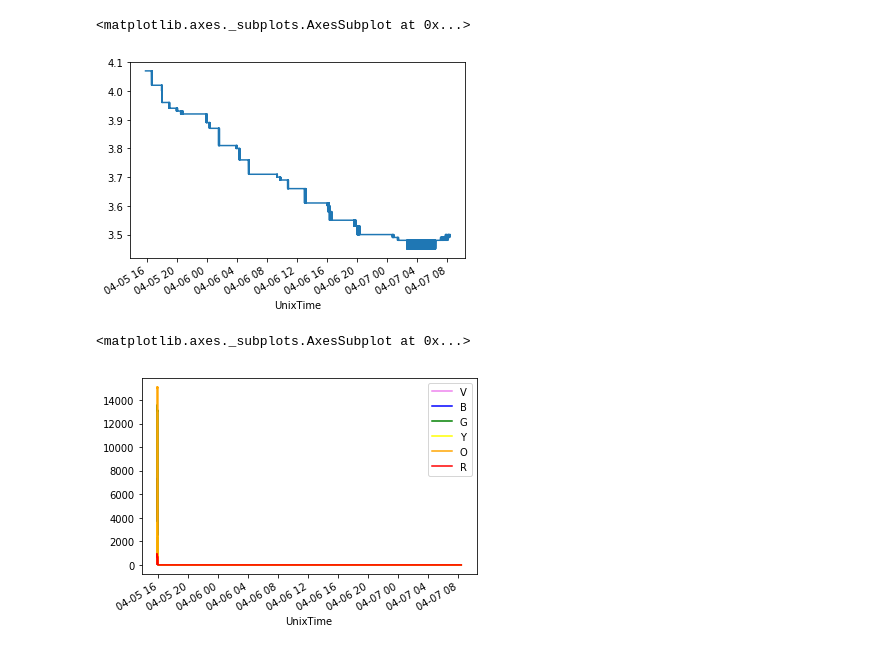
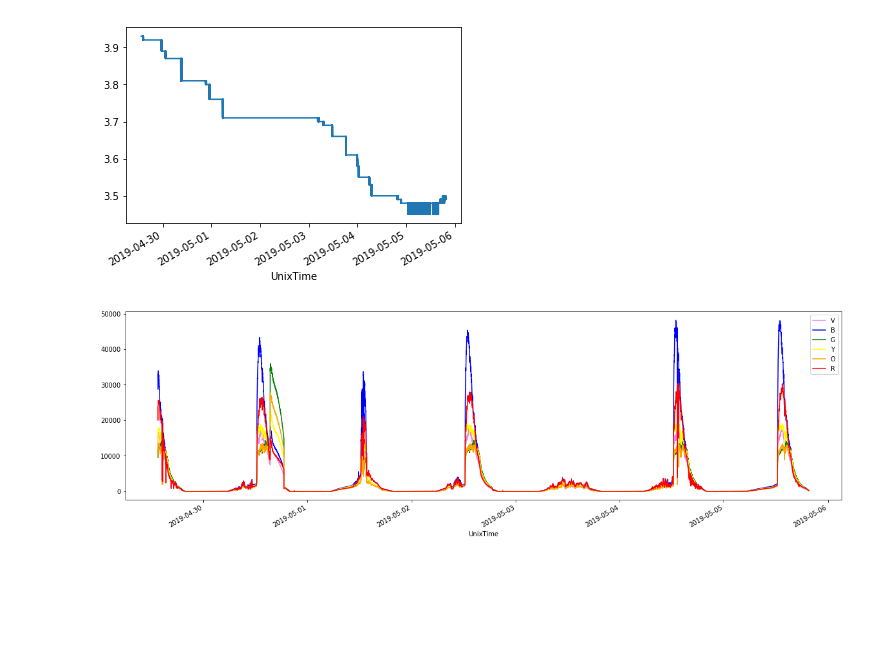
Before and after one commit to alexisfcote/SNLightSensor, a Jupyter notebook: ReadCasquette.ipynb, the cells around one changed output. Saved outputs shown, nothing was run; the diff lists cells and outputs as text; code cells hidden in the pictures; blank space fills up the shorter version.

```diff
--- a/ReadCasquette.ipynb
+++ b/ReadCasquette.ipynb
@@ -69,0 +42,3 @@ Timedelta('6 days 18:15:20')
+# %%
+df = df[df.index > pd.datetime(2019, 4, 29, hour=13, minute=30)]
+(df.index[-1] - df.index[0])
@@ -70,13 +47,13 @@ Timedelta('6 days 18:15:20')
 # %%
 df.VBat.plot()
+plt.show()
 # %% [output]
-<matplotlib.axes._subplots.AxesSubplot at 0x...>
-[figure, old version]
+[figure, new version]
 # %%
 value_col = ['V', 'B', 'G', 'Y', 'O', 'R']
 colors = ['violet', 'blue', 'green', 'yellow', 'orange', 'red']
 # %%
-df[value_col].plot(color=colors)
+df[value_col].plot(color=colors, figsize=(20,6))
+plt.show()
 # %% [output]
-<matplotlib.axes._subplots.AxesSubplot at 0x...>
-[figure, old version]
+[figure, new version]
```
Also changed, not shown: parts of 7 cells of this notebook, 2 other files.
